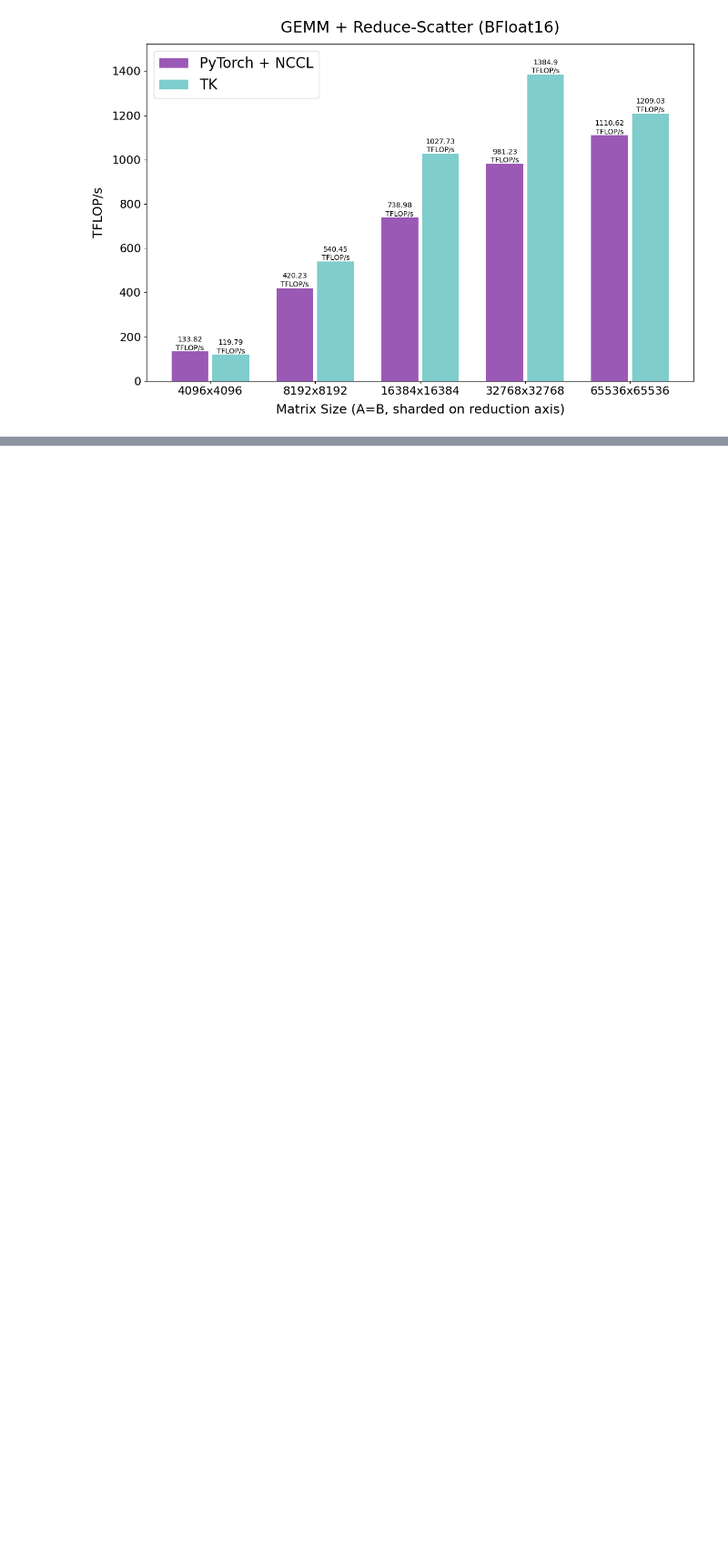
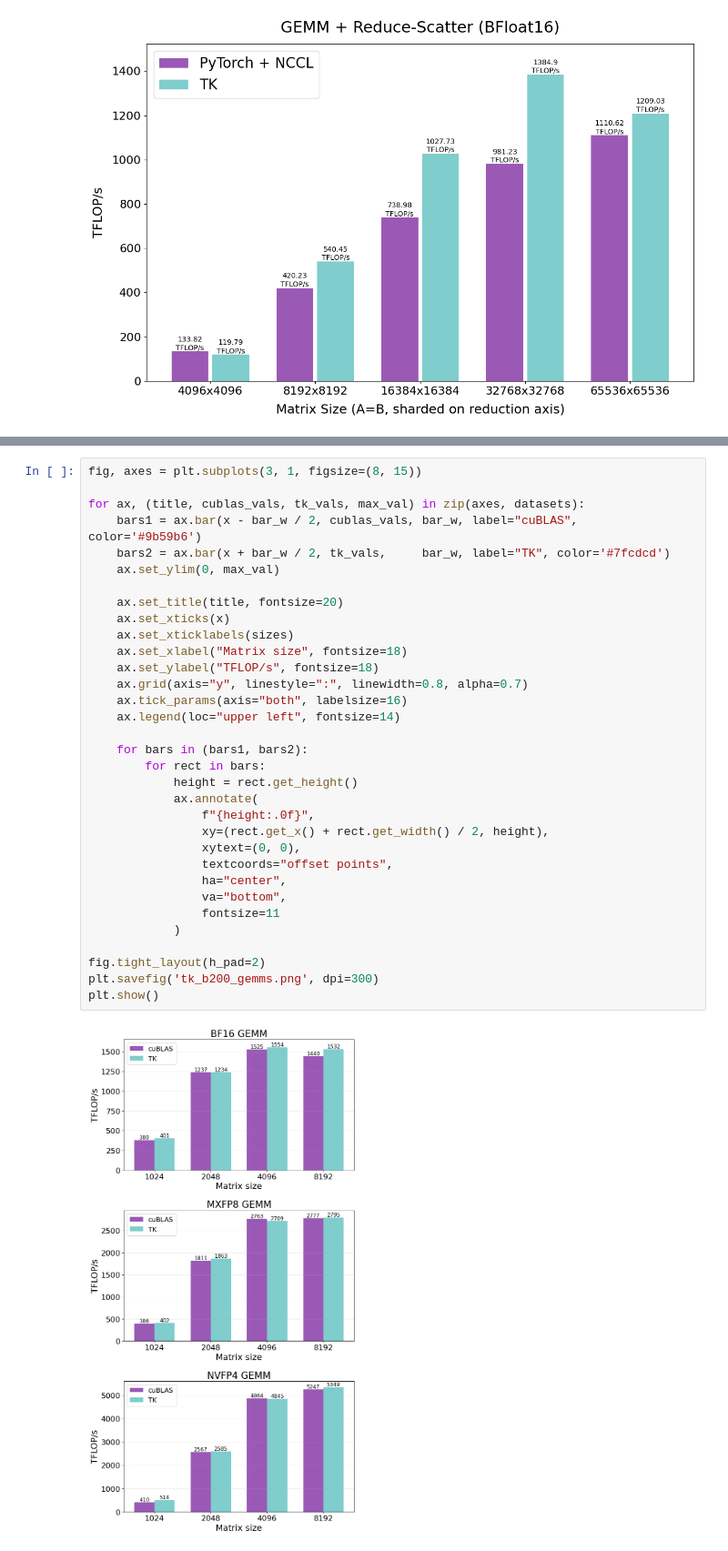
Before and after one commit to StuartSul/gpu-experiments, a Jupyter notebook: misc/draw_graph.ipynb, the cells around one changed output, grey strips where cells are left out. Shown at 91% size. Drawn from its saved outputs; the diff is of its cells as text; blank space fills up the shorter version.

```diff
--- a/misc/draw_graph.ipynb
+++ b/misc/draw_graph.ipynb
@@ -248,0 +253,35 @@ plt.savefig(f'tk_b200_gemms.png', dpi=300)
+# %%
+fig, axes = plt.subplots(3, 1, figsize=(8, 15))
+
+for ax, (title, cublas_vals, tk_vals, max_val) in zip(axes, datasets):
+    bars1 = ax.bar(x - bar_w / 2, cublas_vals, bar_w, label="cuBLAS", color='#9b59b6')
+    bars2 = ax.bar(x + bar_w / 2, tk_vals,     bar_w, label="TK", color='#7fcdcd')
+    ax.set_ylim(0, max_val)
+
+    ax.set_title(title, fontsize=20)
+    ax.set_xticks(x)
+    ax.set_xticklabels(sizes)
+    ax.set_xlabel("Matrix size", fontsize=18)
+    ax.set_ylabel("TFLOP/s", fontsize=18)
+    ax.grid(axis="y", linestyle=":", linewidth=0.8, alpha=0.7)
+    ax.tick_params(axis="both", labelsize=16)
+    ax.legend(loc="upper left", fontsize=14)
+
+    for bars in (bars1, bars2):
+        for rect in bars:
+            height = rect.get_height()
+            ax.annotate(
+                f"{height:.0f}",
+                xy=(rect.get_x() + rect.get_width() / 2, height),
+                xytext=(0, 0),
+                textcoords="offset points",
+                ha="center",
+                va="bottom",
+                fontsize=11
+            )
+
+fig.tight_layout(h_pad=2)
+plt.savefig('tk_b200_gemms.png', dpi=300)
+plt.show()
+# %% [output]
+[figure, added]
```
Also changed, not shown: parts of 1 cell of this notebook.
